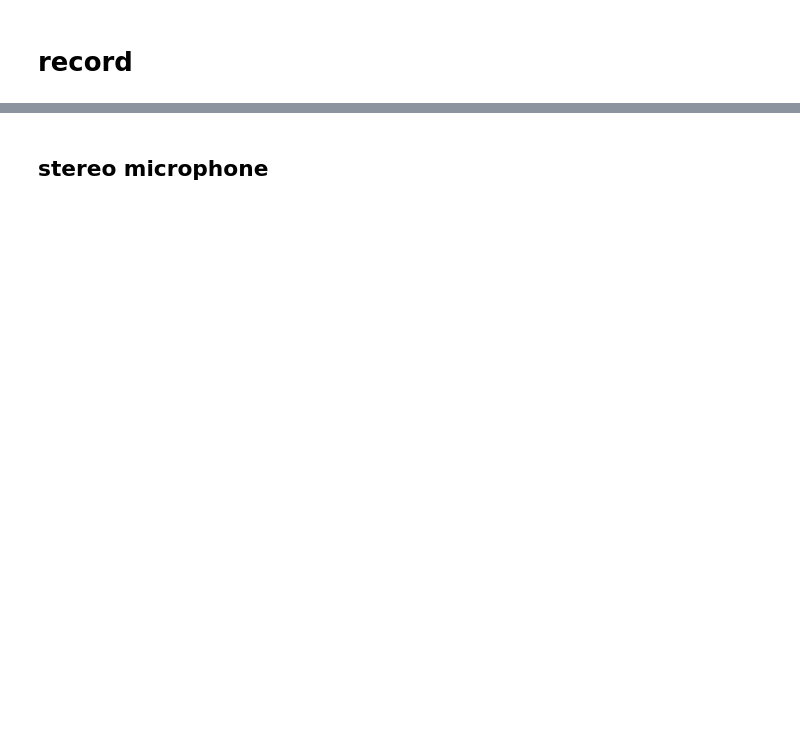
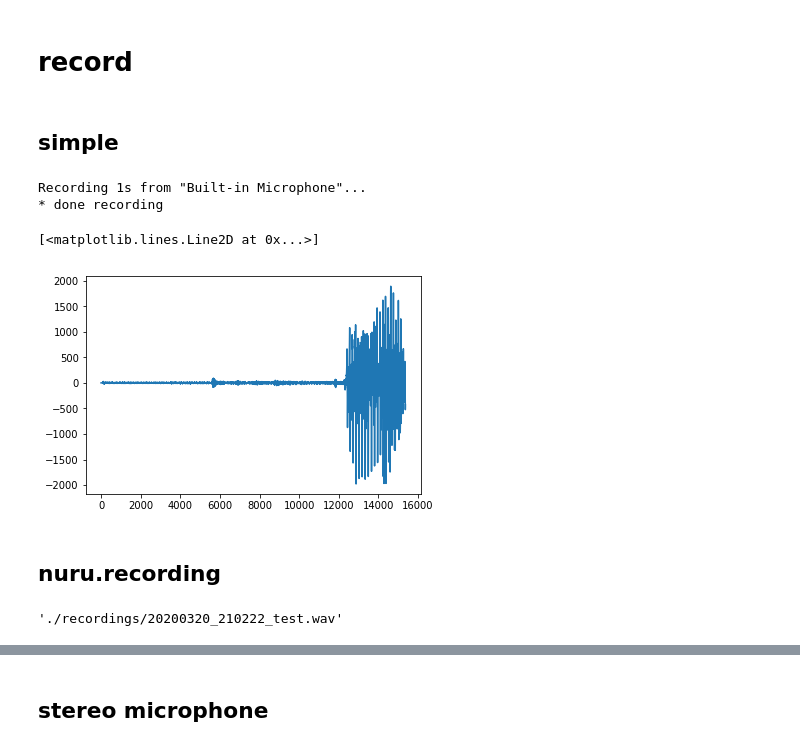
Before and after one commit to nuru-nu/moyo, a Jupyter notebook: notebooks/audio.ipynb, the cells around one changed output, grey strips where cells are left out. Cells and saved outputs as stored; diff of their text form; code cells hidden in the pictures; blank space fills up the shorter version.

Commit message:
Implements audio recording & playback.
Also updates typing annotations.

```diff
--- a/notebooks/audio.ipynb
+++ b/notebooks/audio.ipynb
@@ -54,2 +56,48 @@ device_index=3 "Multi-Output Device", input=0, output=2
 # %% [markdown]
 # record
+# %% [markdown]
+## simple
+# %%
+CHUNK = 1024
+
+def record(name, secs, channels=1, rate=settings.rate, format=settings.dtype):
+    """Records `secs` worth of audio and returns sample array."""
+    global p
+    input_stream = None
+    for device in audio.AudioInterface.devices():
+        if name.lower() in device['name'].lower():
+            print(f'Recording {secs}s from "{device["name"]}"...')
+            input_stream = p.open(
+                output_device_index=device['index'],
+                channels=channels,
+                rate=rate,
+                format=format,
+                input=True,
+            )
+            break
+    assert input_stream, f'Could not find device ~ "{name}"'
+    # Empty buffer.
+    while input_stream.get_read_available():
+        input_stream.read(input_stream.get_read_available())
+
+    frames = []
+    for i in range(0, rate * secs // CHUNK):
+        data = input_stream.read(CHUNK)
+        frames.append(data)
+
+    print("* done recording")
+
+    return np.concatenate([
+        np.frombuffer(frame, np.int16) for frame in frames])
+
+def fromstereo(buf):
+    """Returns `left, right` from stereo recording."""
+    return buf.reshape([2, -1], order='F')
+# %%
+wav = record('microphone', 1)
+plt.plot(wav)
+# %% [output]
+Recording 1s from "Built-in Microphone"...
+* done recording
+[<matplotlib.lines.Line2D at 0x...>]
+[figure, added]
@@ -55,0 +108,16 @@ device_index=3 "Multi-Output Device", input=0, output=2
+# %% [markdown]
+## nuru.recording
+# %%
+os.chdir(cwd)
+os.chdir('..')
+
+rec = recording.Recording.from_name('test')
+for chunk in util.Streamer(wav, buf_size=settings.buf_size, hop_size=settings.hop_size):
+    feats = features.wav2features(util.int16_to_float(chunk), settings.hop_size)
+    rec.append(feats)
+rec.close()
+rec.path
+
+os.chdir(cwd)
+# %% [output]
+'./recordings/20200320_210222_test.wav'
```
Also changed, not shown: parts of 18 cells of this notebook, 15 other files.
